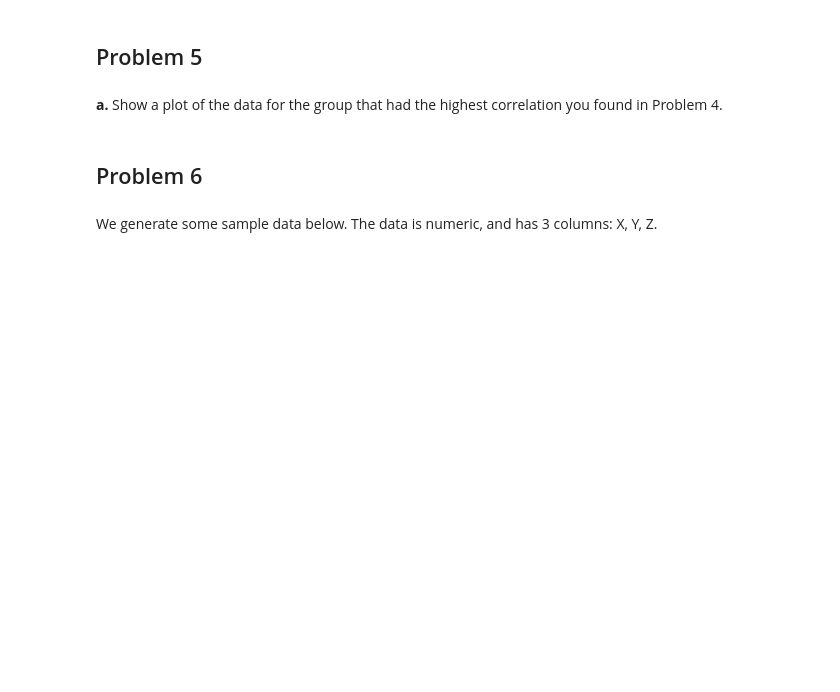
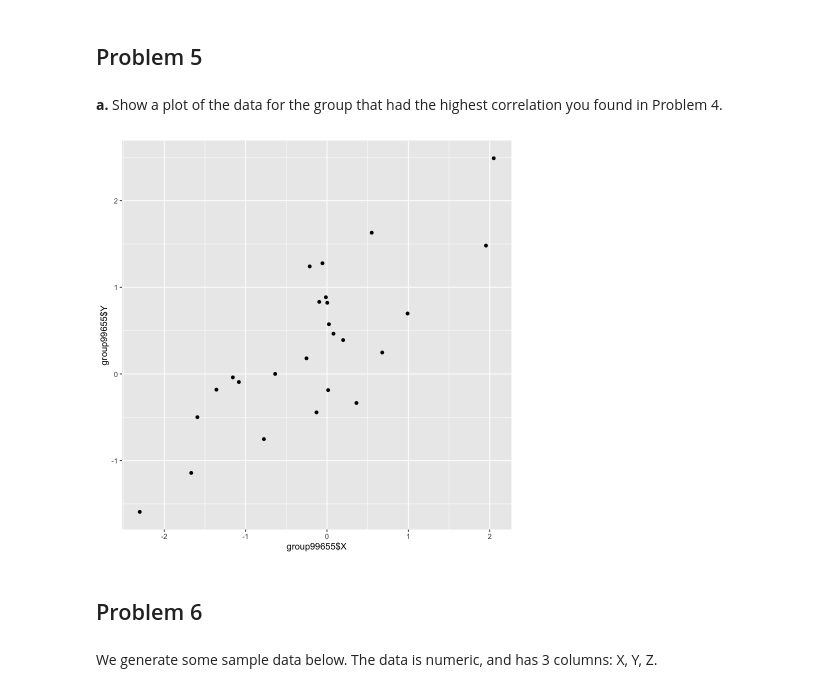
Before and after one commit to mattfeng/stat115, a Jupyter notebook: hw2020/hw1/STAT115 HW 1 Solutions.ipynb, the cells around one changed output. Drawn from its saved outputs; the diff is of its cells as text; code cells hidden in the pictures; blank space fills up the shorter version.

```diff
--- a/hw2020/hw1/STAT115 HW 1 Solutions.ipynb
+++ b/hw2020/hw1/STAT115 HW 1 Solutions.ipynb
@@ -173,6 +231,10 @@ your text answer here
 **a.** Show a plot of the data for the group that had the highest correlation you found in Problem 4.
 # %%
 # your code here
+group99655 = sim_data %>% filter(group == 99655)
+qplot(group99655$X, group99655$Y)
+# %% [output]
+[figure, added]
 # %% [markdown]
 ## Problem 6
 # %% [markdown]
```
Also changed, not shown: parts of 20 cells of this notebook.
